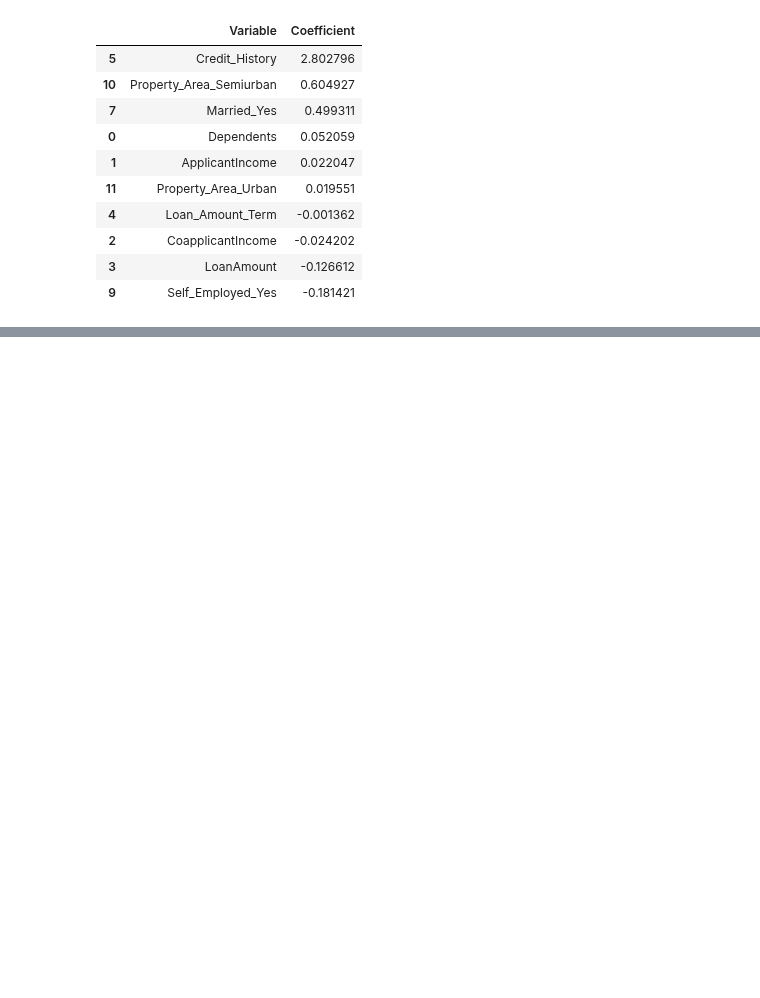
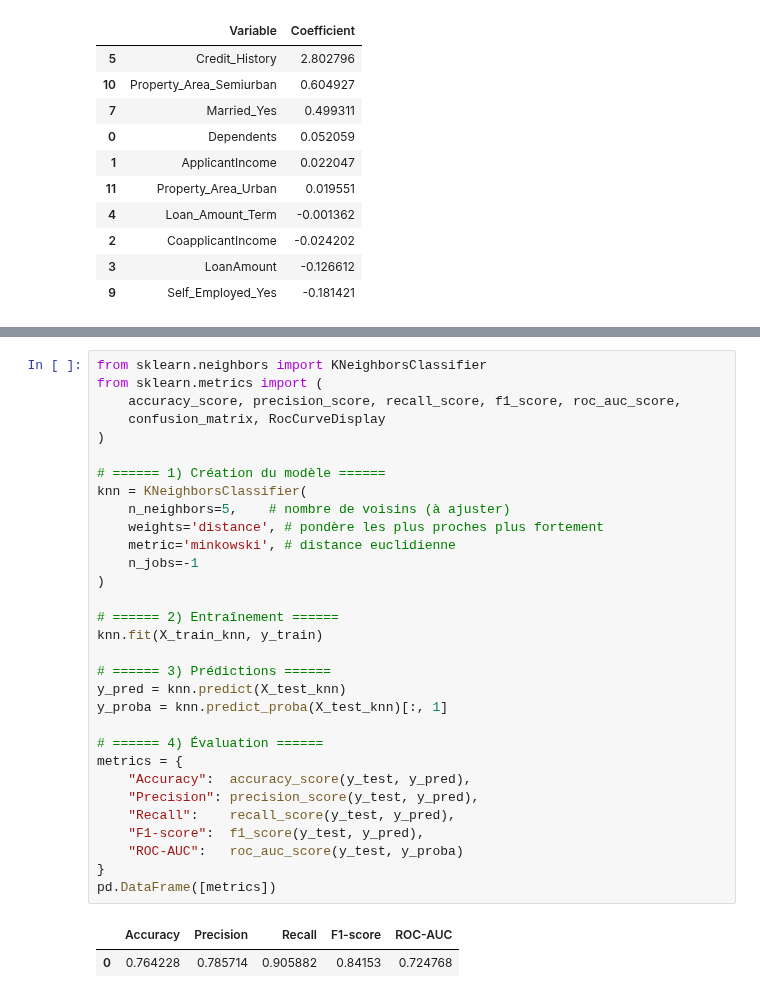
Before and after one commit to ach224/Prediction_eligibilite_pret_bancaire, a Jupyter notebook: Modelisation_Aicha.ipynb, the cells around one changed output, grey strips where cells are left out. Cells and saved outputs as stored; diff of their text form; blank space fills up the shorter version.

Commit message:
Modèle E : KNN

```diff
--- a/Modelisation_Aicha.ipynb
+++ b/Modelisation_Aicha.ipynb
@@ -577,0 +600,34 @@ Passing `palette` without assigning `hue` is deprecated and will be removed in v
+# %%
+from sklearn.neighbors import KNeighborsClassifier
+from sklearn.metrics import (
+    accuracy_score, precision_score, recall_score, f1_score, roc_auc_score,
+    confusion_matrix, RocCurveDisplay
+)
+
+# ====== 1) Création du modèle ======
+knn = KNeighborsClassifier(
+    n_neighbors=5,    # nombre de voisins (à ajuster)
+    weights='distance', # pondère les plus proches plus fortement
+    metric='minkowski', # distance euclidienne
+    n_jobs=-1
+)
+
+# ====== 2) Entraînement ======
+knn.fit(X_train_knn, y_train)
+
+# ====== 3) Prédictions ======
+y_pred = knn.predict(X_test_knn)
+y_proba = knn.predict_proba(X_test_knn)[:, 1]
+
+# ====== 4) Évaluation ======
+metrics = {
+    "Accuracy":  accuracy_score(y_test, y_pred),
+    "Precision": precision_score(y_test, y_pred),
+    "Recall":    recall_score(y_test, y_pred),
+    "F1-score":  f1_score(y_test, y_pred),
+    "ROC-AUC":   roc_auc_score(y_test, y_proba)
+}
+pd.DataFrame([metrics])
+# %% [output]
+|  | Accuracy | Precision | Recall | F1-score | ROC-AUC |
+| 0 | 0.764228 | 0.785714 | 0.905882 | 0.84153 | 0.724768 |
```
Also changed, not shown: parts of 7 cells of this notebook.
